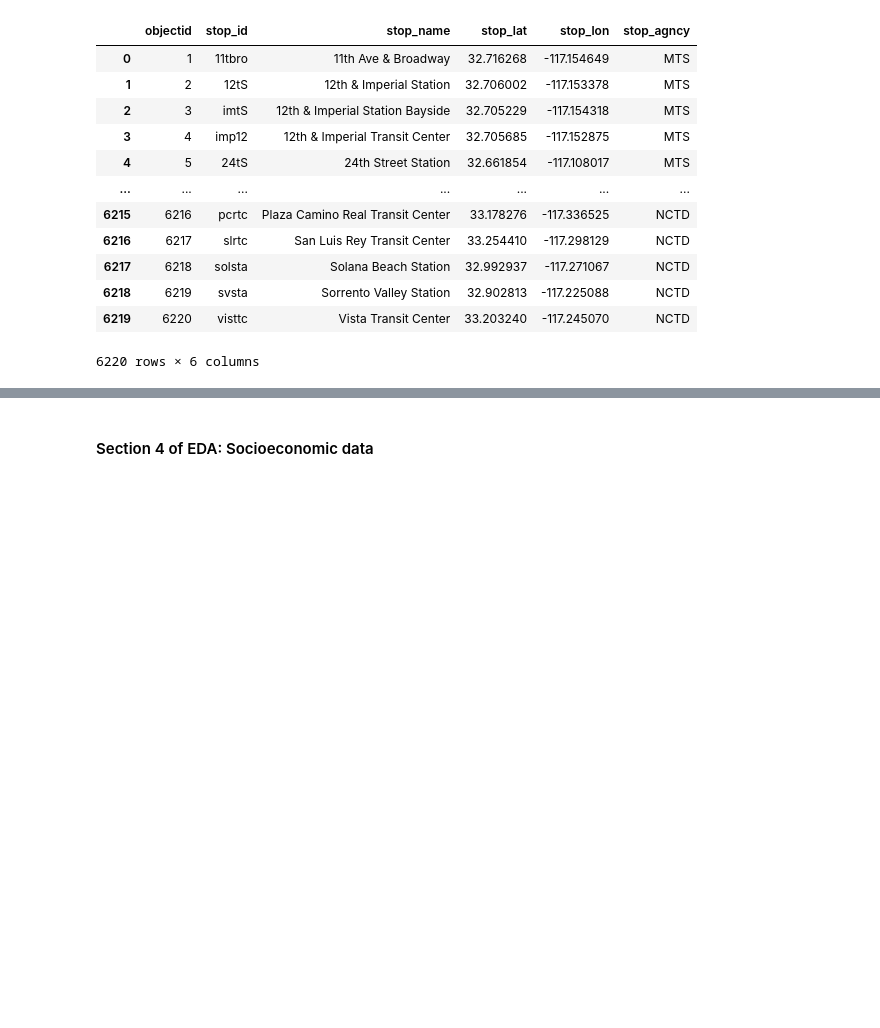
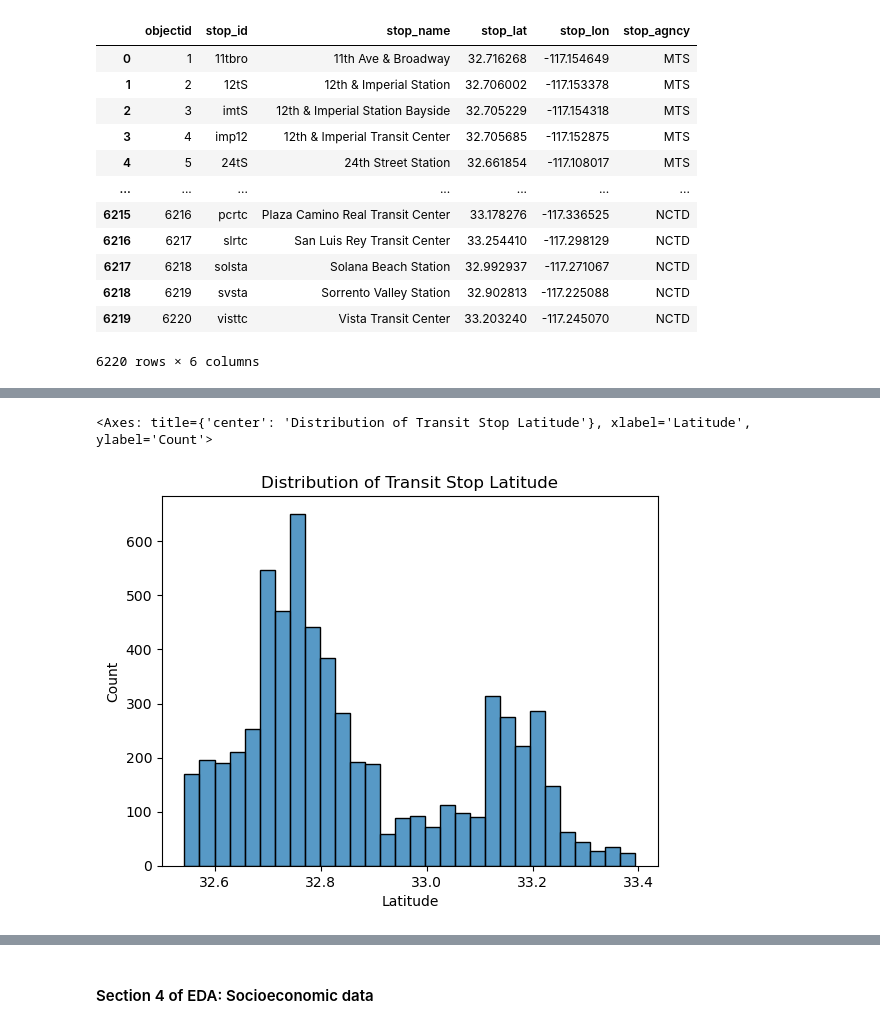
Before and after one commit to COGS108/Group022_WI26, a Jupyter notebook: 02-EDACheckpoint.ipynb, the cells around one changed output, grey strips where cells are left out. Cells and saved outputs as stored; diff of their text form; code cells hidden in the pictures; blank space fills up the shorter version.

```diff
--- a/02-EDACheckpoint.ipynb
+++ b/02-EDACheckpoint.ipynb
@@ -1241,0 +1210,9 @@ NameError: name 'point' is not defined
+# %%
+lat_plot = sns.histplot(clean_stops_df, x='stop_lat', bins=30)
+lat_plot.set_title("Distribution of Transit Stop Latitude")
+lat_plot.set_xlabel("Latitude")
+lat_plot.set_ylabel("Count")
+lat_plot
+# %% [output]
+<Axes: title={'center': 'Distribution of Transit Stop Latitude'}, xlabel='Latitude', ylabel='Count'>
+[figure, added]
```
Also changed, not shown: parts of 17 cells of this notebook.
